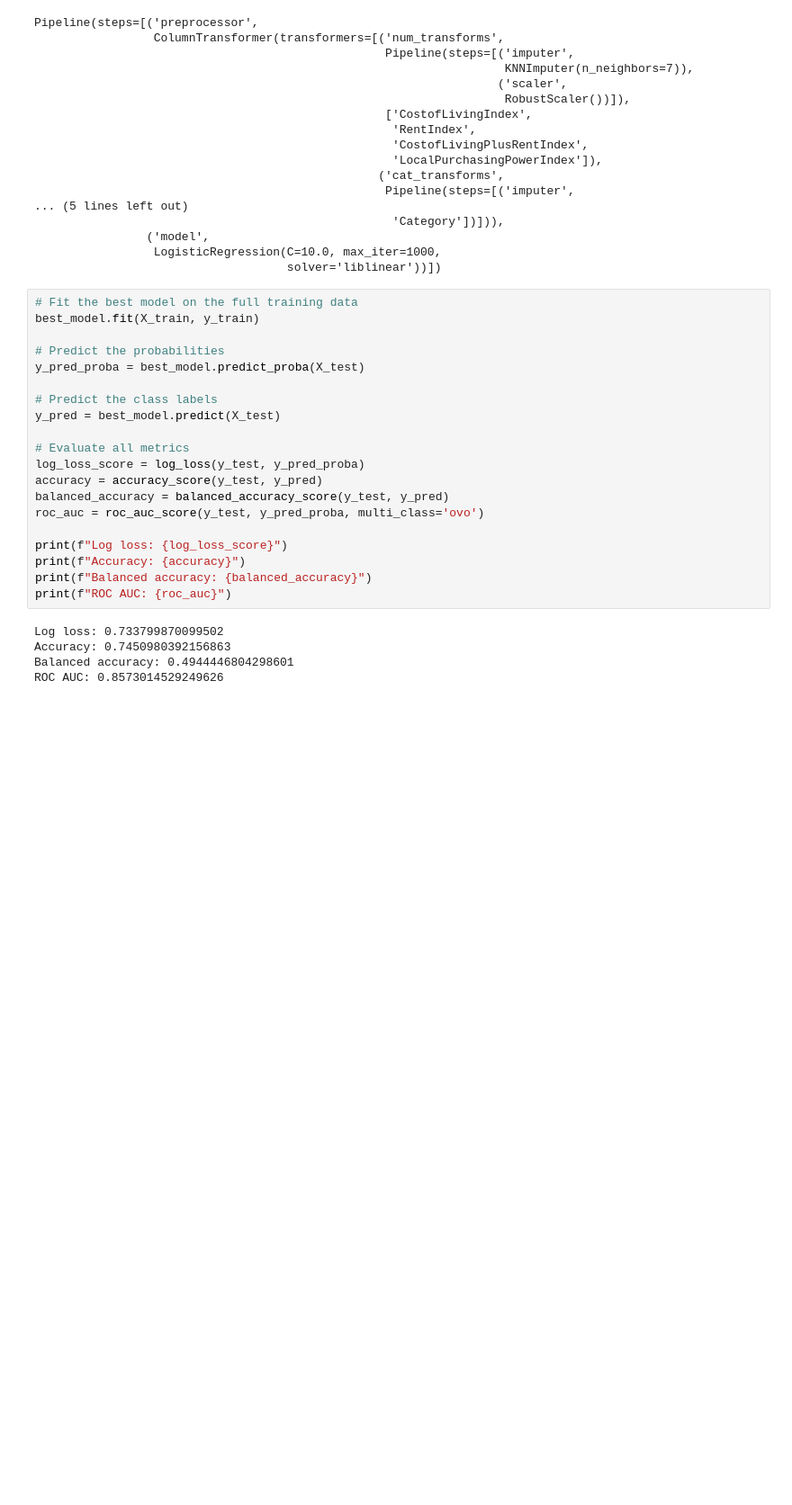
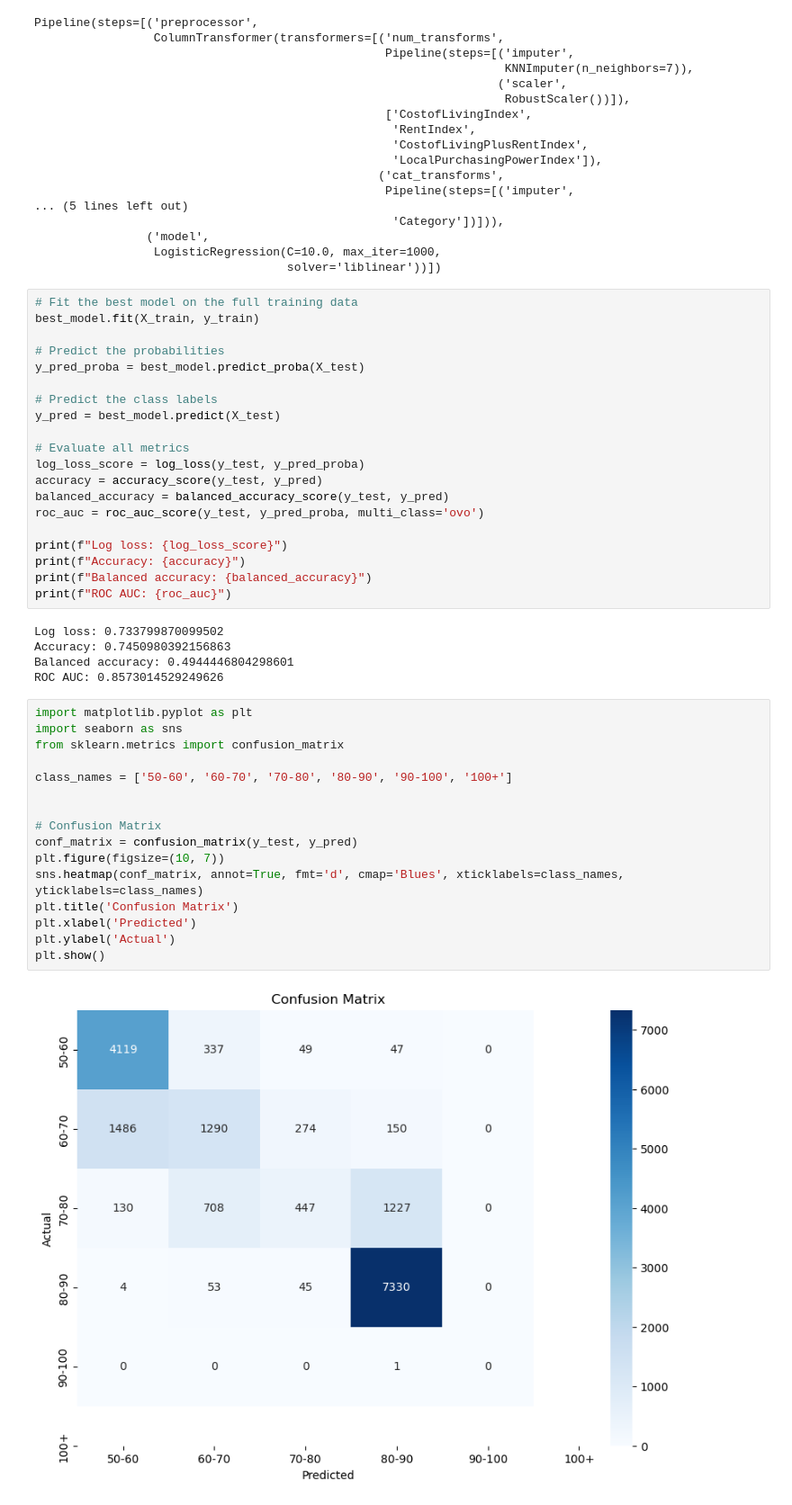
Before and after one commit to benjso/team_project-2, a Jupyter notebook: src/melih_pipeline_randomForest.ipynb, the cells around one changed output. Shown at 90% size. Saved outputs shown, nothing was run; the diff lists cells and outputs as text; blank space fills up the shorter version.

Commit message:
added visualization to the code

```diff
--- a/src/melih_pipeline_randomForest.ipynb
+++ b/src/melih_pipeline_randomForest.ipynb
@@ -279,3 +279,21 @@ Log loss: 0.733799870099502
 Accuracy: 0.7450980392156863
 Balanced accuracy: 0.4944446804298601
 ROC AUC: 0.8573014529249626
+# %%
+import matplotlib.pyplot as plt
+import seaborn as sns
+from sklearn.metrics import confusion_matrix
+
+class_names = ['50-60', '60-70', '70-80', '80-90', '90-100', '100+']
+
+
+# Confusion Matrix
+conf_matrix = confusion_matrix(y_test, y_pred)
+plt.figure(figsize=(10, 7))
+sns.heatmap(conf_matrix, annot=True, fmt='d', cmap='Blues', xticklabels=class_names, yticklabels=class_names)
+plt.title('Confusion Matrix')
+plt.xlabel('Predicted')
+plt.ylabel('Actual')
+plt.show()
+# %% [output]
+[figure, added]
```
Also changed, not shown: parts of 5 cells of this notebook.
